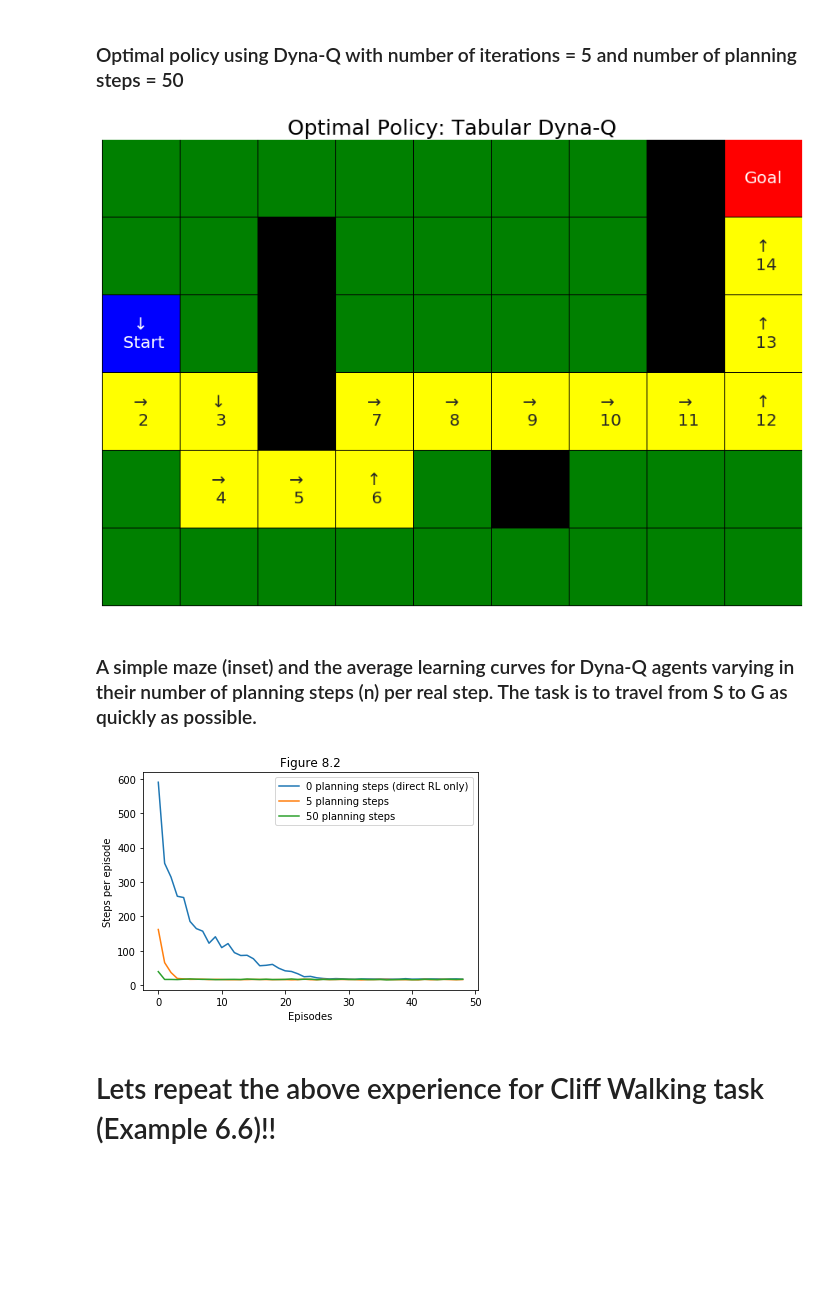
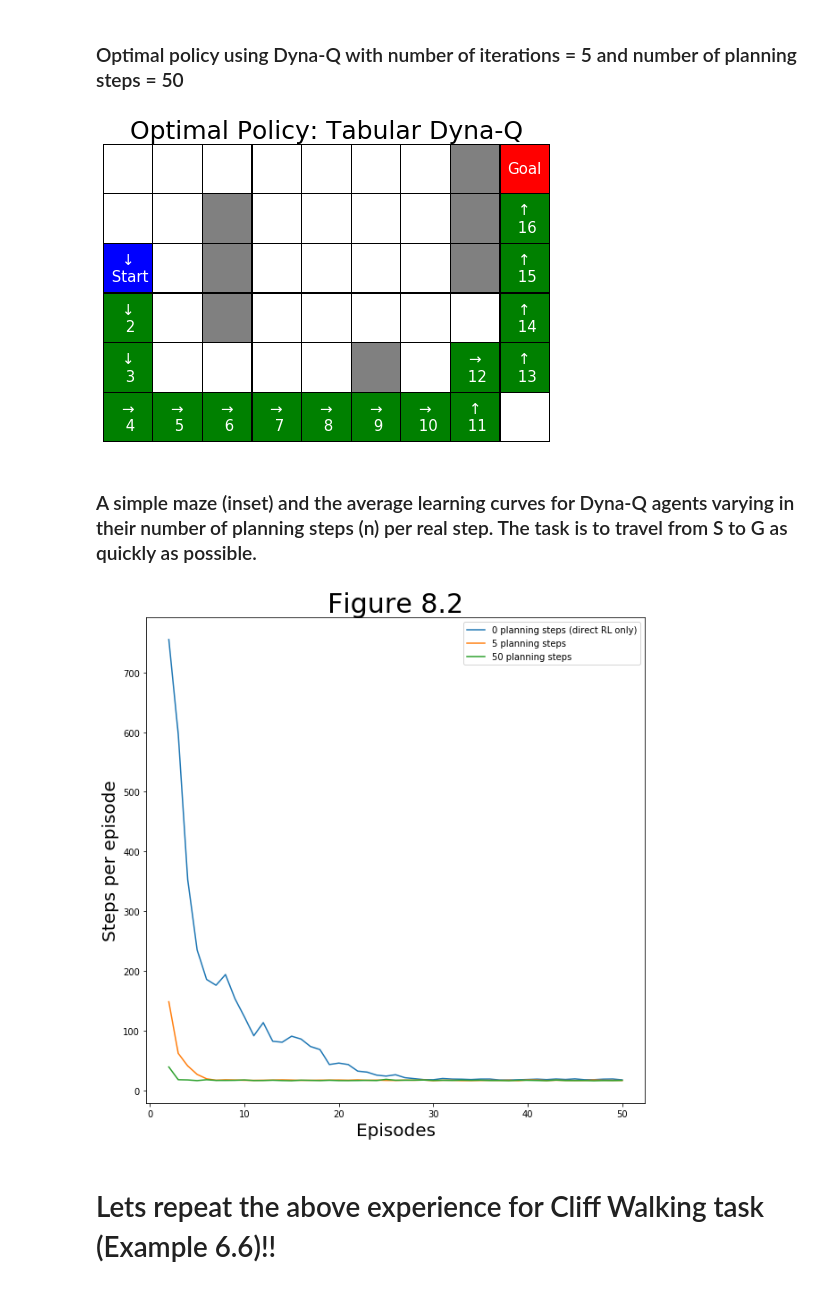
Before and after one commit to meysamalishahi/ReinforcementLearning, a Jupyter notebook: Chapter 8/Dyna Maze (Example 8.1).ipynb, the cells around one changed output. Saved outputs shown, nothing was run; the diff lists cells and outputs as text; code cells hidden in the pictures; blank space fills up the shorter version.

```diff
--- a/Chapter 8/Dyna Maze (Example 8.1).ipynb
+++ b/Chapter 8/Dyna Maze (Example 8.1).ipynb
@@ -179,7 +179,7 @@ class Maze:
     return tr
 
   def plot_optimal_policy(self):
-    plt.subplots(figsize = (15,15))
+    plt.subplots(figsize = (8, 8))
     Matrix = np.zeros((self.Env.m, self.Env.n)).astype(int)
     Matrix[self.Env.startpoint] = 1
     Matrix[self.Env.endpoint] = 2
@@ -193,13 +193,13 @@ class Maze:
           Matrix[point[0]] = -i-1
     show_annot_array = Matrix < 0
     show_annot_array[self.Env.startpoint] = True
-    cmap = colors.ListedColormap(['yellow','green','blue','red' ,'black'])
+    cmap = colors.ListedColormap(['green','white','blue','red' ,'gray'])
     bounds=[-100, -0.5, 0.5, 1.5, 2.5, 3.5]
     norm = colors.BoundaryNorm(bounds, cmap.N)
-    fig = sns.heatmap(Matrix, cmap=cmap, annot=True, annot_kws={"size":20},
-                      linewidth=0.05, linecolor ='black', xticklabels=False,
-                      yticklabels=False, norm = norm, cbar= False, square = True )
-    fig.set_title("Optimal Policy: " + self.Type , fontsize=25)
+    fig = sns.heatmap(Matrix, cmap=cmap, annot=True, annot_kws={"size":15},
+                      linewidth=0.1, linecolor ='black', xticklabels=False,
+                      yticklabels=False, norm = norm, cbar= False, square = True)
+    fig.set_title("Optimal Policy: " + self.Type, fontsize=25)
     for text, position in zip(fig.texts, ((u,v) for u in range(self.Env.m) for v in range(self.Env.n))):
         if self.Env.startpoint == position:
           text.set_text(str(action_trace[position])+'\n Start')
@@ -221,10 +221,11 @@ actions=[(0,1), (1,0), (0,-1), (-1,0)]
 Maze_walls = [(1,2), (2,2), (3,2), (0,7), (1,7), (2,7), (4,5)]
 Env = Environment(size = (6,9), startpoint = (2,0), endpoint = (0,8),
                  actions = actions, Maze_walls = Maze_walls)
-result = Maze(Env = Env, Envmodel = model, eps = .1, gamma= .95, n_iters = 5, n_planning_steps = 50)
+result = Maze(Env = Env, Envmodel = model, eps = .1, gamma= .95,
+              n_iters = 5, n_planning_steps = 50)
 result.plot_optimal_policy()
 # %% [output]
-[figure, old version]
+[figure, new version]
 # %% [markdown]
 ### A simple maze (inset) and the average learning curves for Dyna-Q agents varying in their number of planning steps (n) per real step. The task is to travel from S to G as quickly as possible.
 # %%
@@ -254,20 +255,19 @@ for i in range(30):
     len_episodes_hist_3 += result_3.len_episodes_hist
 # %%
-len_episodes_hist_1 /= 30
-len_episodes_hist_2 /= 30
-len_episodes_hist_3 /= 30
+X = np.arange(2.0, 51.0, 1.0)
+plt.subplots(figsize=(10, 10))
 
-plt.plot(len_episodes_hist_1[1:], label = '0 planning steps (direct RL only)')
-plt.plot(len_episodes_hist_2[1:], label = '5 planning steps')
-plt.plot(len_episodes_hist_3[1:], label = '50 planning steps')
+plt.plot(X, len_episodes_hist_1[1:]/30, label = '0 planning steps (direct RL only)')
+plt.plot(X, len_episodes_hist_2[1:]/30, label = '5 planning steps')
+plt.plot(X, len_episodes_hist_3[1:]/30, label = '50 planning steps')
 
-plt.xlabel('Episodes')
-plt.ylabel('Steps per episode')
-plt.title('Figure 8.2')
+plt.xlabel('Episodes', fontsize=20)
+plt.ylabel('Steps per episode', fontsize=20)
+plt.title('Figure 8.2', fontsize=30)
 plt.legend()
 plt.show()
 # %% [output]
-[figure, old version]
+[figure, new version]
 # %% [markdown]
 # Lets repeat the above experience for Cliff Walking task (Example 6.6)!!
 # %%
```
Also changed, not shown: parts of 3 cells of this notebook.
